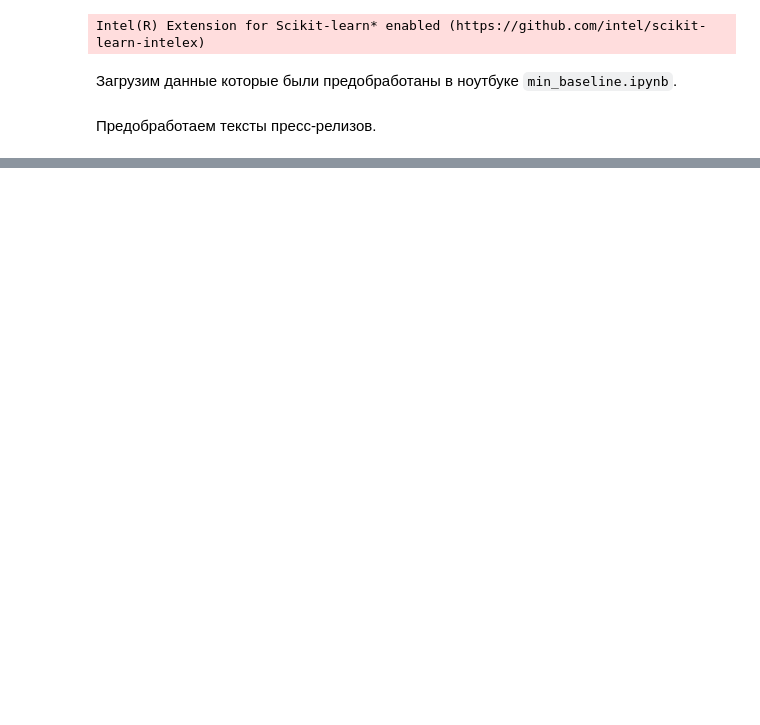
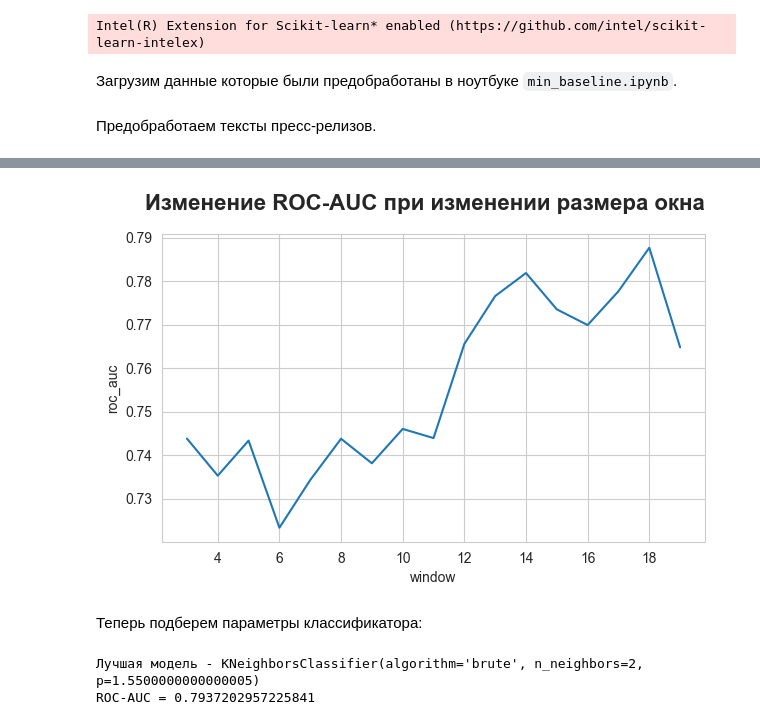
Before and after one commit to ai24-team-15/cbr-press-release-classifier, a Jupyter notebook: ml/non_linear_models/k_neighbors.ipynb, the cells around one changed output, grey strips where cells are left out. Saved outputs shown, nothing was run; the diff lists cells and outputs as text; code cells hidden in the pictures; blank space fills up the shorter version.

```diff
--- a/ml/non_linear_models/k_neighbors.ipynb
+++ b/ml/non_linear_models/k_neighbors.ipynb
@@ -152,0 +180,55 @@ class Word2VecVectorizer(BaseEstimator, TransformerMixin):
+# %%
+best_models = {"window": [], "roc_auc": [], "model": []}
+
+for window in tqdm(range(3, 20)):
+    w2v = Word2VecVectorizer(preprocessor=preprocessor, window=window, workers=1,
+                             sg=1, vector_size=50, seed=RANDOM_STATE)
+    embedings_w2v = w2v.fit_transform(X.release)
+
+    model = KNeighborsClassifier(algorithm='brute', n_neighbors=2, p=1.8, weights='distance')
+
+    roc_auc, best_model = calc_metrics(
+        embedings_w2v, y,
+        model,
+        name="",
+        plot=False,
+        n_jobs=-1,
+    )
+
+    best_models["window"].append(window)
+    best_models["roc_auc"].append(roc_auc)
+    best_models["model"].append(best_model)
+# %%
+plt.figure(figsize=(7, 4))
+data = pd.DataFrame(best_models)
+sns.lineplot(x="window", y="roc_auc", data=data)
+plt.suptitle("Изменение ROC-AUC при изменении размера окна", weight="bold", fontsize=16)
+plt.show()
+# %% [output]
+[figure, added]
+# %% [markdown]
+Теперь подберем параметры классификатора:
+# %%
+param_grid = ParameterGrid({
+    'n_neighbors': np.arange(1, 10),
+    'weights': ['uniform', 'distance'],
+    'p': np.arange(1, 2, 0.05),
+    'algorithm': ['brute'],
+})
+
+w2v = Word2VecVectorizer(preprocessor=preprocessor, window=18,
+                         workers=1, sg=1, vector_size=50, seed=RANDOM_STATE)
+embedings_w2v = w2v.fit_transform(X.release)
+
+auc = []
+for param in tqdm(param_grid):
+    result = calc_metrics(embedings_w2v, y, KNeighborsClassifier, name=" ", plot=False, calc_jobs=-1, **param)
+    auc.append(result)
+
+roc_auc, best_model = max(auc, key=lambda x: x[0])
+
+print(f"Лучшая модель - {best_model}")
+print(f"ROC-AUC = {roc_auc}")
+# %% [output]
+Лучшая модель - KNeighborsClassifier(algorithm='brute', n_neighbors=2, p=1.5500000000000005)
+ROC-AUC = 0.7937202957225841
```
Also changed, not shown: parts of 24 cells of this notebook, 1 other file.
